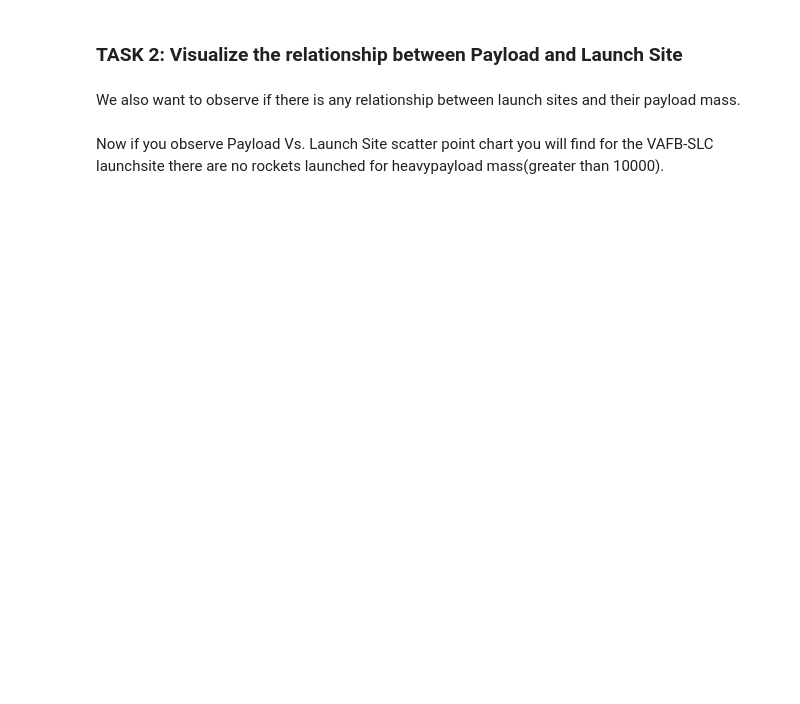
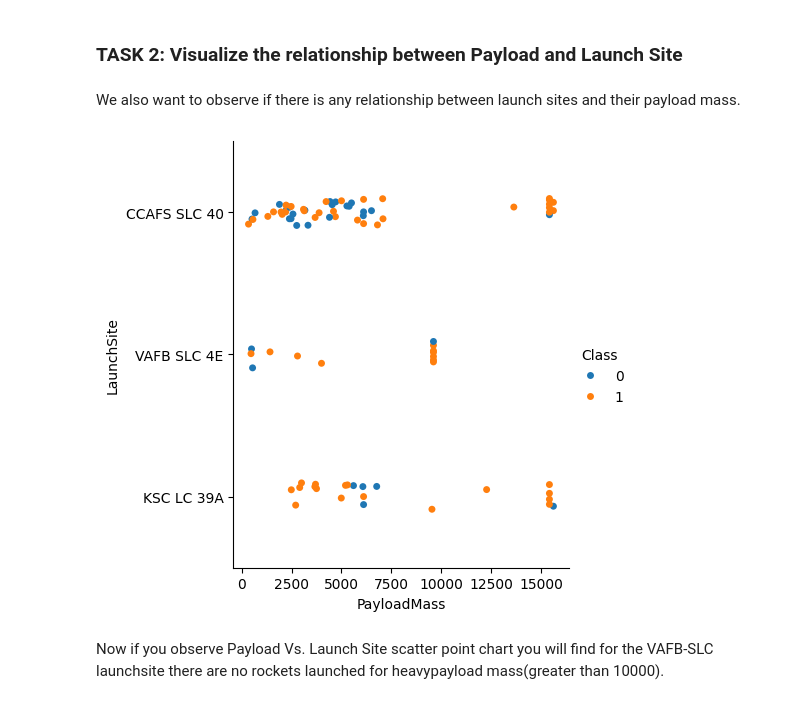
Before and after one commit to agnoevoy/spacex-capstone-project, a Jupyter notebook: notebooks/05_EDA_dataviz.ipynb, the cells around one changed output. Cells and saved outputs as stored; diff of their text form; code cells hidden in the pictures; blank space fills up the shorter version.

```diff
--- a/notebooks/05_EDA_dataviz.ipynb
+++ b/notebooks/05_EDA_dataviz.ipynb
@@ -117,5 +136,18 @@ Now try to explain the patterns you found in the Flight Number vs. Launch Site s
 We also want to observe if there is any relationship between launch sites and their payload mass.
 # %%
 # Plot a scatter point chart with x axis to be Pay Load Mass (kg) and y axis to be the launch site, and hue to be the class value
+
+sns.catplot (
+    x='PayloadMass',
+    y='LaunchSite',
+    hue='Class',
+    data = df
+)
+
+plt.xlabel('PayloadMass')
+plt.ylabel('LaunchSite')
+plt.show()
+# %% [output]
+[figure, added]
 # %% [markdown]
 Now if you observe Payload Vs. Launch Site scatter point chart you will find for the VAFB-SLC  launchsite there are no  rockets  launched for  heavypayload mass(greater than 10000).
```
Also changed, not shown: parts of 9 cells of this notebook.
